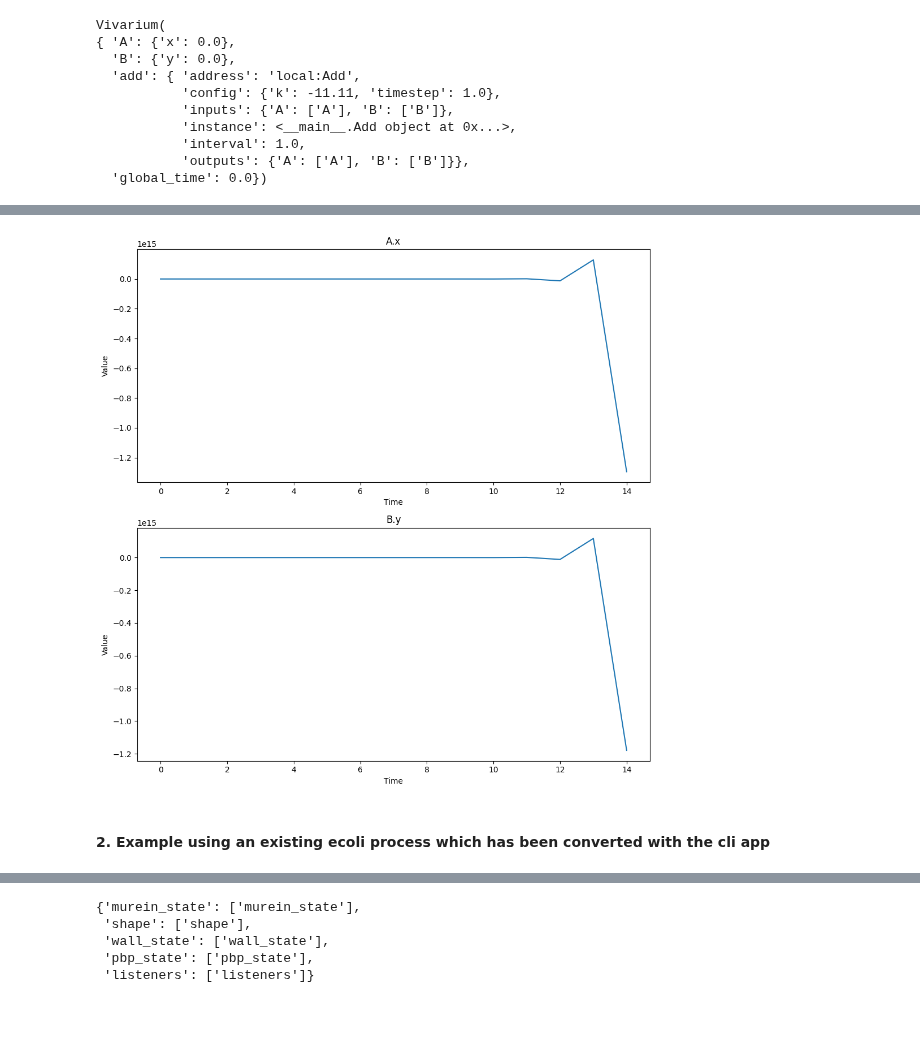
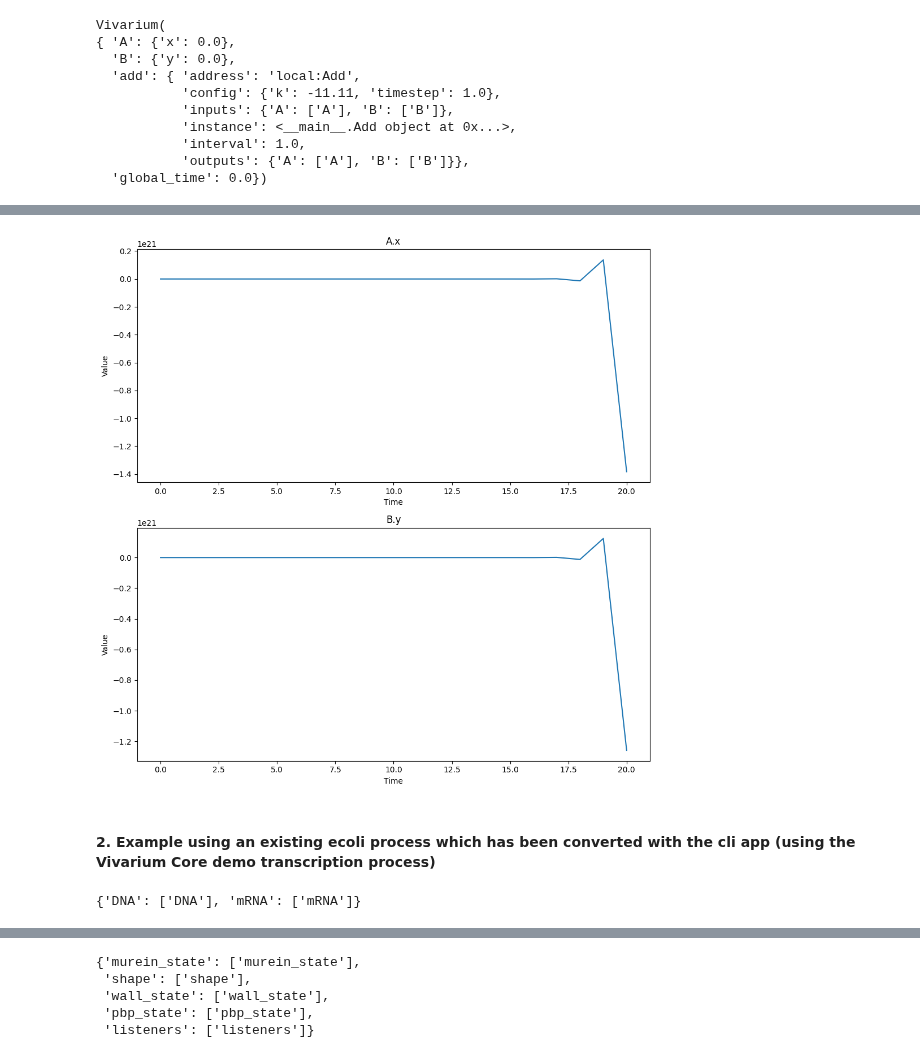
Before and after one commit to vivarium-collective/vEcoli, a Jupyter notebook: notebooks/pbg_migration.ipynb, the cells around one changed output, grey strips where cells are left out. Saved outputs shown, nothing was run; the diff lists cells and outputs as text; code cells hidden in the pictures; blank space fills up the shorter version.

Commit message:
chore: save example notebook

```diff
--- a/notebooks/pbg_migration.ipynb
+++ b/notebooks/pbg_migration.ipynb
@@ -20,2 +32,11 @@ core = ProcessTypes()
 # %%
-core.register_process('ecoli-cell-wall-edited', CellWall)
+def make_vivarium(core):
+    types: dict = core.types()
+    processes = core.process_registry.registry
+    processes.update(process_registry.registry)
+    type_keys: set = required_schema_keys.union(optional_schema_keys)
+    return Vivarium(types=types, processes=processes)
+
+
+def get_proc(viv: Vivarium, name: str) -> BaseProcess:
+    return viv.get_state()[name]['instance']
@@ -63,13 +43,2 @@ core.register_process('Add', Add)
-# %%
-def make_vivarium(core=core):
-    types: dict = core.types()
-    processes = core.process_registry.registry
-    processes.update(process_registry.registry)
-    type_keys: set = required_schema_keys.union(optional_schema_keys)
-    return Vivarium(types=types, processes=processes)
-
-
-def get_proc(viv: Vivarium, name: str) -> BaseProcess:
-    return viv.get_state()[name]['instance']
 # %% [markdown]
 #### 1. Simple Example with Toy process
@@ -78,4 +86,5 @@ viv = make_vivarium()
 # %%
+viv = make_vivarium(core)
 viv.add_process(process_id='Add', name='add', config={'k': -11.11})
 
 viv
@@ -158,11 +148,11 @@ Vivarium(
 # %%
 import matplotlib.pyplot as plt
 %matplotlib inline
 
-viv.run(14)
+viv.run(20)
 ts = viv.get_timeseries()
 viv.plot_timeseries()
 # %% [output]
-[figure, old version]
+[figure, new version]
 # %% [markdown]
-#### 2. Example using an existing ecoli process which has been converted with the cli app
+#### 2. Example using an existing ecoli process which has been converted with the cli app (using the Vivarium Core demo transcription process)
@@ -168,0 +161,7 @@ viv.plot_timeseries()
+# %%
+from pbg.test_output.demo_converted import Tx
+
+tx = Tx({}, core=core)
+tx.stores
+# %% [output]
+{'DNA': ['DNA'], 'mRNA': ['mRNA']}
```
Also changed, not shown: parts of 22 cells of this notebook.
